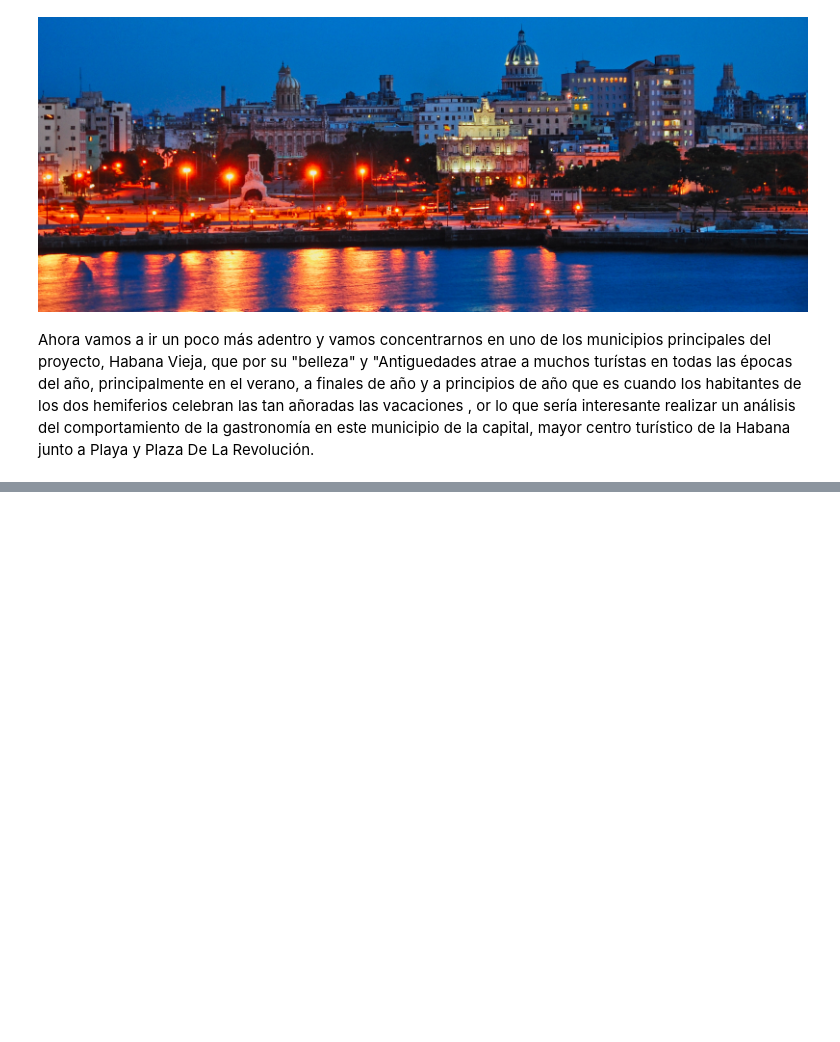
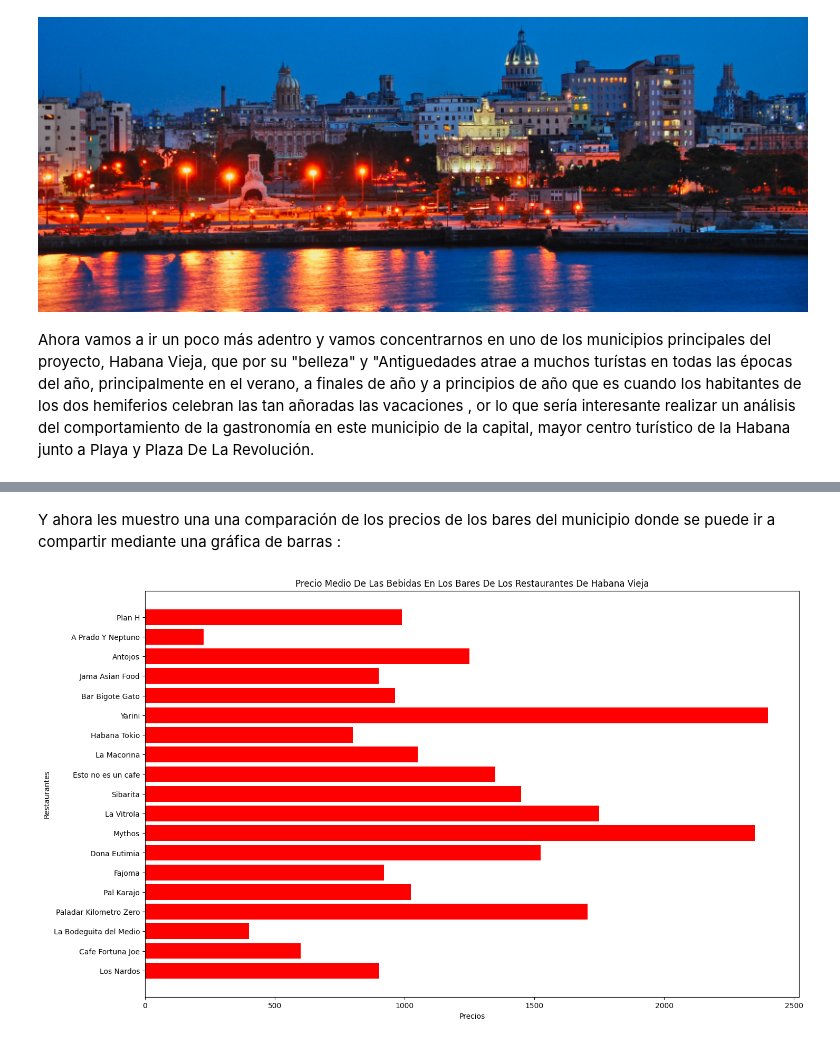
Before and after one commit to Datadrummer-jr/Food-Data, a Jupyter notebook: Project Code/restaurant project.ipynb, the cells around one changed output, grey strips where cells are left out. Saved outputs shown, nothing was run; the diff lists cells and outputs as text; code cells hidden in the pictures; blank space fills up the shorter version.

```diff
--- a/Project Code/restaurant project.ipynb
+++ b/Project Code/restaurant project.ipynb
@@ -285,0 +302,6 @@ Image(filename= "Habana_Vieja_de_noche.jpg")
+# %% [markdown]
+ Y ahora les muestro una una comparación de los precios de los bares del municipio donde se puede ir a compartir mediante una gráfica de barras :
+# %%
+graph_bar_hv()
+# %% [output]
+[figure, added]
```
Also changed, not shown: parts of 22 cells of this notebook, 2 other files.
